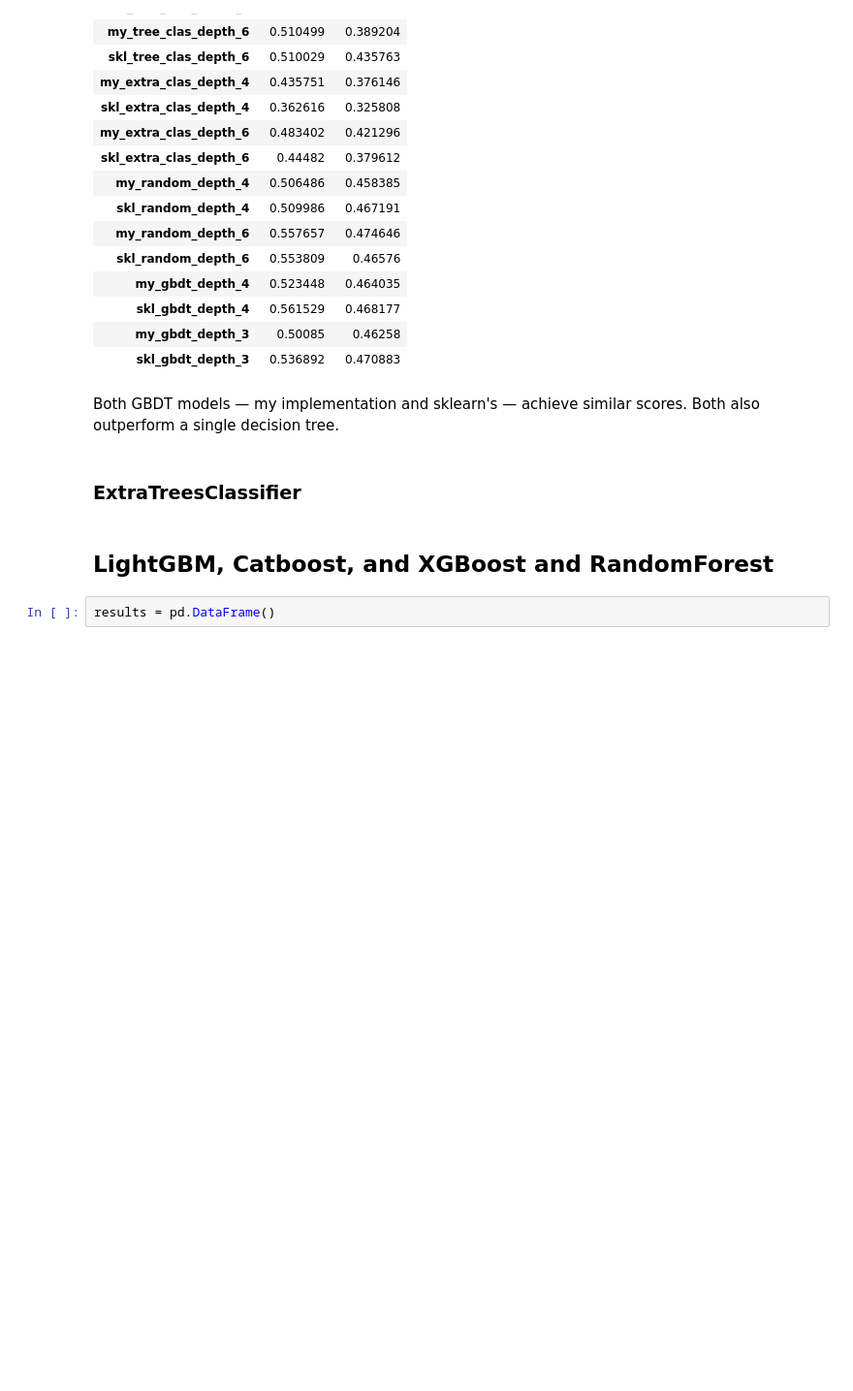
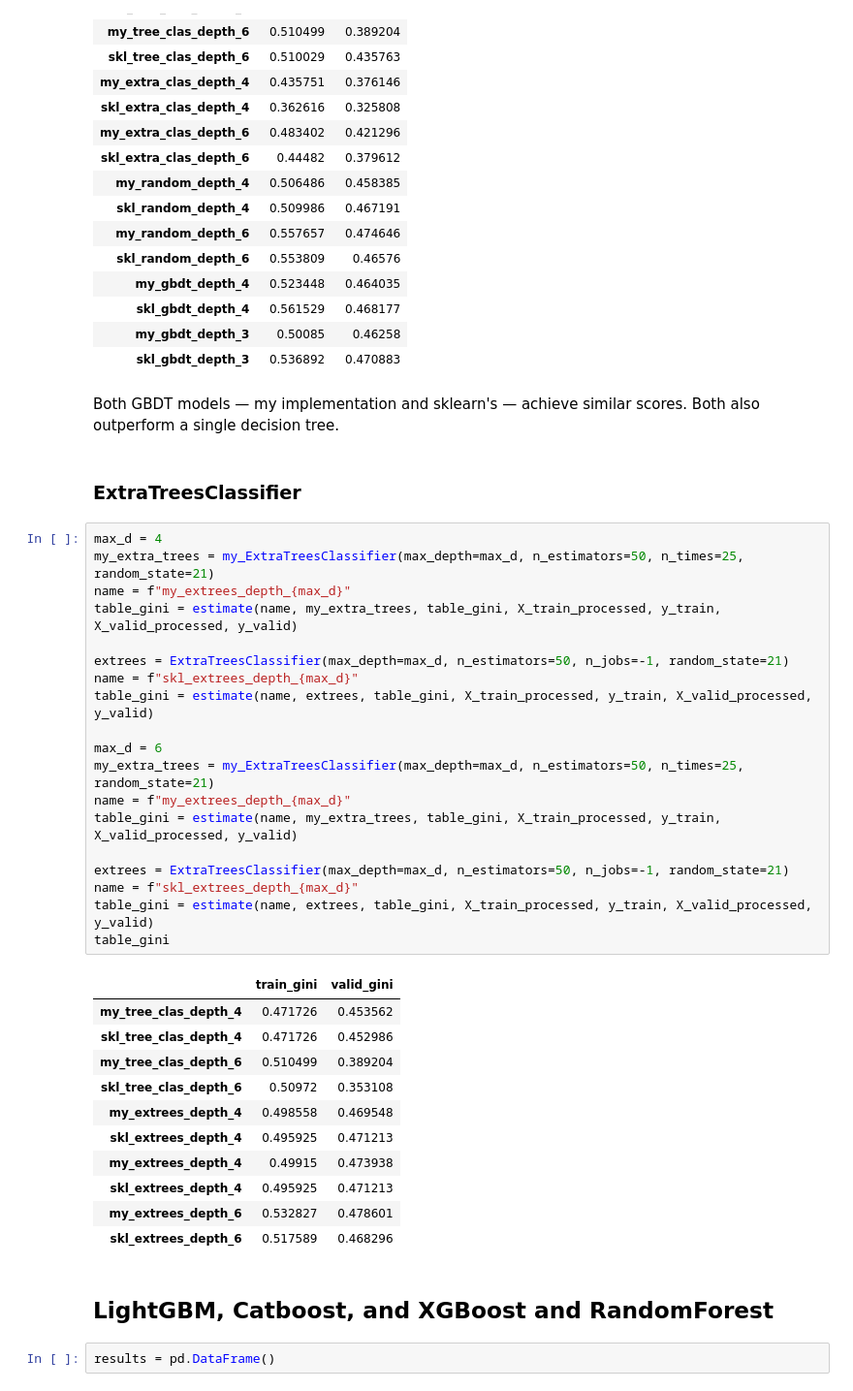
Before and after one commit to apkinalbert/school21_ML5_Decision-trees, a Jupyter notebook: src/ml5.ipynb, the cells around one changed output. Shown at 97% size. Cells and saved outputs as stored; diff of their text form; blank space fills up the shorter version.

Commit message:
extratrees

```diff
--- a/src/ml5.ipynb
+++ b/src/ml5.ipynb
@@ -361,6 +371,37 @@ table_gini
 Both GBDT models — my implementation and sklearn's — achieve similar scores. Both also outperform a single decision tree.
 # %% [markdown]
 ### ExtraTreesClassifier
+# %%
+max_d = 4
+my_extra_trees = my_ExtraTreesClassifier(max_depth=max_d, n_estimators=50, n_times=25, random_state=21)
+name = f"my_extrees_depth_{max_d}"
+table_gini = estimate(name, my_extra_trees, table_gini, X_train_processed, y_train, X_valid_processed, y_valid)
+
+extrees = ExtraTreesClassifier(max_depth=max_d, n_estimators=50, n_jobs=-1, random_state=21)
+name = f"skl_extrees_depth_{max_d}"
+table_gini = estimate(name, extrees, table_gini, X_train_processed, y_train, X_valid_processed, y_valid)
+
+max_d = 6
+my_extra_trees = my_ExtraTreesClassifier(max_depth=max_d, n_estimators=50, n_times=25, random_state=21)
+name = f"my_extrees_depth_{max_d}"
+table_gini = estimate(name, my_extra_trees, table_gini, X_train_processed, y_train, X_valid_processed, y_valid)
+
+extrees = ExtraTreesClassifier(max_depth=max_d, n_estimators=50, n_jobs=-1, random_state=21)
+name = f"skl_extrees_depth_{max_d}"
+table_gini = estimate(name, extrees, table_gini, X_train_processed, y_train, X_valid_processed, y_valid)
+table_gini
+# %% [output]
+|  | train_gini | valid_gini |
+| my_tree_clas_depth_4 | 0.471726 | 0.453562 |
+| skl_tree_clas_depth_4 | 0.471726 | 0.452986 |
+| my_tree_clas_depth_6 | 0.510499 | 0.389204 |
+| skl_tree_clas_depth_6 | 0.50972 | 0.353108 |
+| my_extrees_depth_4 | 0.498558 | 0.469548 |
+| skl_extrees_depth_4 | 0.495925 | 0.471213 |
+| my_extrees_depth_4 | 0.49915 | 0.473938 |
+| skl_extrees_depth_4 | 0.495925 | 0.471213 |
+| my_extrees_depth_6 | 0.532827 | 0.478601 |
+| skl_extrees_depth_6 | 0.517589 | 0.468296 |
 # %% [markdown]
 ## LightGBM, Catboost, and XGBoost and RandomForest
 # %%
```
Also changed, not shown: parts of 3 cells of this notebook, 1 other file.
